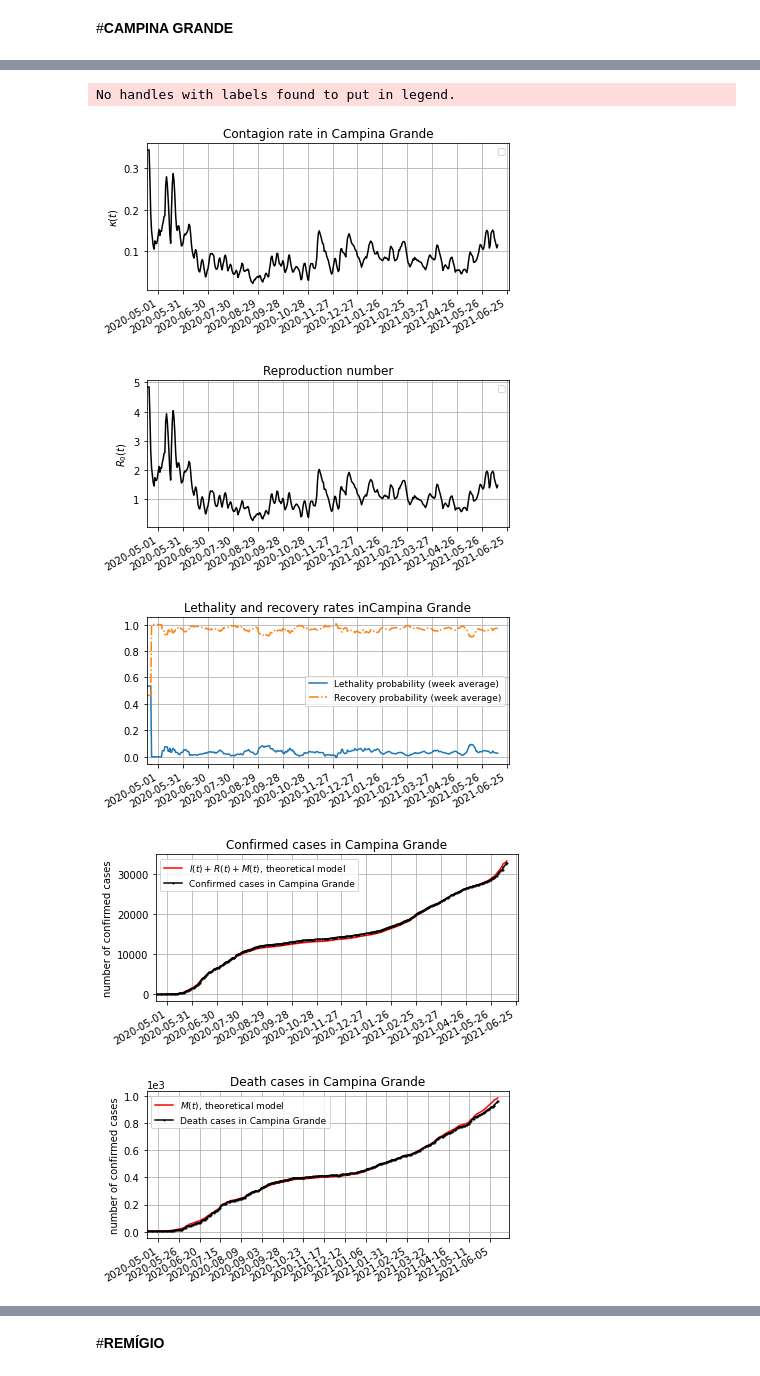
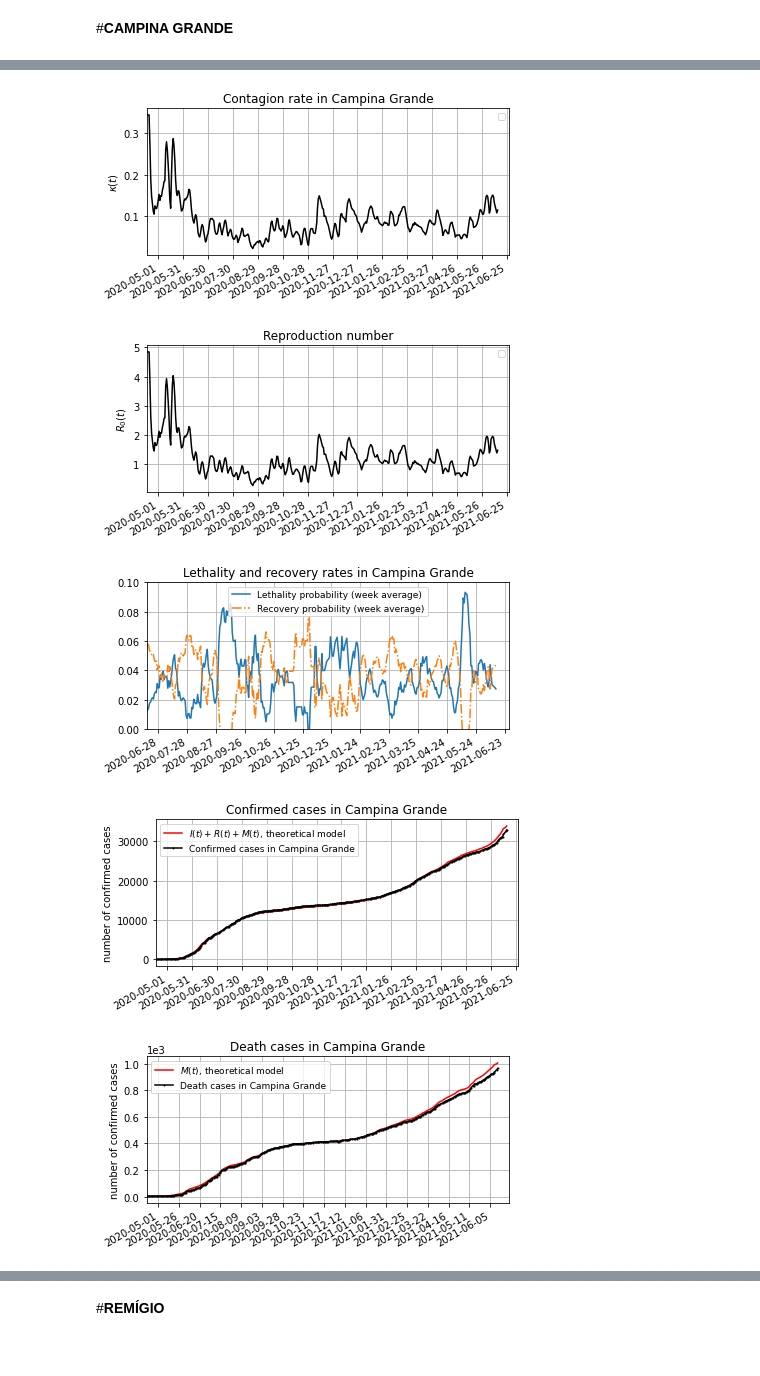
Before and after one commit to Jeffhenri/codigos_e_gr-fo, a Jupyter notebook: gráficos.ipynb, the cells around one changed output, grey strips where cells are left out. Cells and saved outputs as stored; diff of their text form; code cells hidden in the pictures.

```diff
--- a/gráficos.ipynb
+++ b/gráficos.ipynb
@@ -449,8 +448,8 @@ def read_setup(inSetupFile):
 read_setup(sys.argv[1])
 
 n_avg=delay
-nu = 3.7844e-05 # taxa de natalidade diária (2018, IBGE)
-mu = 1.6918e-05 # taxa de mortalidade diária (2018, IBGE)
+nu = 4.0139e-5 # taxa de natalidade diária (2018, IBGE)
+mu = 1.7956e-5 # taxa de mortalidade diária (2018, IBGE)
 day = 24 # dia em horas
 dt = 1.0/day  # em unidade de dia
 tau = (1+n_avg*day)*dt # tempo médio de infecção em dias
@@ -654,7 +653,7 @@ ax1.xaxis.set_major_locator(mdates.DayLocator(interval=30))
 plt.gcf().autofmt_xdate()
 
 plt.legend(fontsize=9)
-figure = f'{city}_{state}: Kappa %s_%s.jpg'
+figure = f'{city}_{state}: Kappa .jpg'
 figure = unidecode.unidecode(figure)
 figure = figure.replace(' ','')
 plt.savefig(figure, format='jpg', dpi=300, bbox_inches='tight')
@@ -678,27 +677,24 @@ plt.legend(fontsize=9)
 figure = f'{city}_{state}: Reproduction number.jpg'
 figure = unidecode.unidecode(figure)
 figure = figure.replace(' ','')
-plt.savefig(figure, format='jpg', dpi=300, bbox_inches='tight')
+plt.savefig(figure, format='jpg', dpi=300, bbox_inches = 'tight')
 
 ########### Lethality probability, P_lambda(t), and recovery probability, P_rho(t) #######
 fig3, ax3 = plt.subplots(1, figsize=(6.5, 3), sharex=True)
 
-ax3.plot(dates[1:], Pl_avg, '-', linewidth=1.5, label="Lethality probability (week average)")
-ax3.plot(dates[1:], 1-Pl_avg, '-.', linewidth=1.5,  label="Recovery probability (week average)")
+ax3.plot(dates[60:], Pl_avg[59:], '-', linewidth=1.5, label="Lethality probability (week average)")
+ax3.plot(dates[60:], 1/tau-Pl_avg[59:], '-.', linewidth=1.5,  label="Recovery probability (week average)")
 
-#ax3.set_xlabel()
-#ax3.set_ylabel()
+ax3.set_xlim(dates.iloc[60], dates.iloc[-1]+delta)
+ax3.set_ylim(0,0.1)
 
-ax3.set_xlim(dates.iloc[0], dates.iloc[-1]+delta)
-#ax3.set_ylim()
-
-ax3.set_title(u'Lethality and recovery rates in%s' % (city_state))
+ax3.set_title(u'Lethality and recovery rates in %s' % (city_state))
 
 ax3.xaxis.set_major_formatter(mdates.DateFormatter('%Y-%m-%d'))
 ax3.xaxis.set_major_locator(mdates.DayLocator(interval=30))
 plt.gcf().autofmt_xdate()
 
-plt.legend(fontsize=9)
+plt.legend(fontsize=9, loc ='upper left')
 figure = f'{city}_{state}: Lethality_and_recovery_rates .jpg'
 figure = unidecode.unidecode(figure)
 figure = figure.replace(' ','')
@@ -834,8 +830,8 @@ def read_setup(inSetupFile):
 read_setup(sys.argv[1])
 
 n_avg=delay
-nu = 3.7844e-05 # taxa de natalidade diária (2018, IBGE)
-mu = 1.6918e-05 # taxa de mortalidade diária (2018, IBGE)
+nu = 4.2943e-5 # taxa de natalidade diária (2018, IBGE)
+mu = 1.9616e-5 # taxa de mortalidade diária (2018, IBGE)
 day = 24 # dia em horas
 dt = 1.0/day  # em unidade de dia
 tau = (1+n_avg*day)*dt # tempo médio de infecção em dias
@@ -1032,7 +1028,7 @@ ax1.plot(dates[1:], kappa_t_vec, 'k-', ms=2)
 ax1.set_ylabel(r'$\kappa(t)$')
 ax1.set_title('Contagion rate in %s' % city_state)
 
-delta = timedelta(days=14                  )
+delta = timedelta(days=14)
 ax1.set_xlim(dates.iloc[0], dates.iloc[-1]+delta)
 
 ax1.xaxis.set_major_formatter(mdates.DateFormatter('%Y-%m-%d'))
@@ -1069,16 +1065,13 @@ plt.savefig(figure, format='jpg', dpi=300, bbox_inches='tight')
 ########### Lethality probability, P_lambda(t), and recovery probability, P_rho(t) #######
 fig3, ax3 = plt.subplots(1, figsize=(6.5, 3), sharex=True)
 
-ax3.plot(dates[1:], Pl_avg, '-', linewidth=1.5, label="Lethality probability (week average)")
-ax3.plot(dates[1:], 1-Pl_avg, '-.', linewidth=1.5,  label="Recovery probability (week average)")
+ax3.plot(dates[60:], Pl_avg[59:], '-', linewidth=1.5, label="Lethality probability (week average)")
+ax3.plot(dates[60:], 1/tau-Pl_avg[59:], '-.', linewidth=1.5,  label="Recovery probability (week average)")
 
-#ax3.set_xlabel()
-#ax3.set_ylabel()
+ax3.set_xlim(dates.iloc[60], dates.iloc[-1]+delta)
+ax3.set_ylim(0,0.1)
 
-ax3.set_xlim(dates.iloc[0], dates.iloc[-1]+delta)
-#ax3.set_ylim()
-
-ax3.set_title(u'Lethality and recovery rates in%s' % (city_state))
+ax3.set_title(u'Lethality and recovery rates in %s' % (city_state))
 
 ax3.xaxis.set_major_formatter(mdates.DateFormatter('%Y-%m-%d'))
 ax3.xaxis.set_major_locator(mdates.DayLocator(interval=30))
@@ -1178,7 +1172,6 @@ P_let
-No handles with labels found to put in legend.
 [figure]
 [figure]
-[figure, old version]
+[figure, new version]
 [figure]
-[figure, old version]
+[figure, new version]
 [figure]
```
Also changed, not shown: parts of 13 cells of this notebook.
